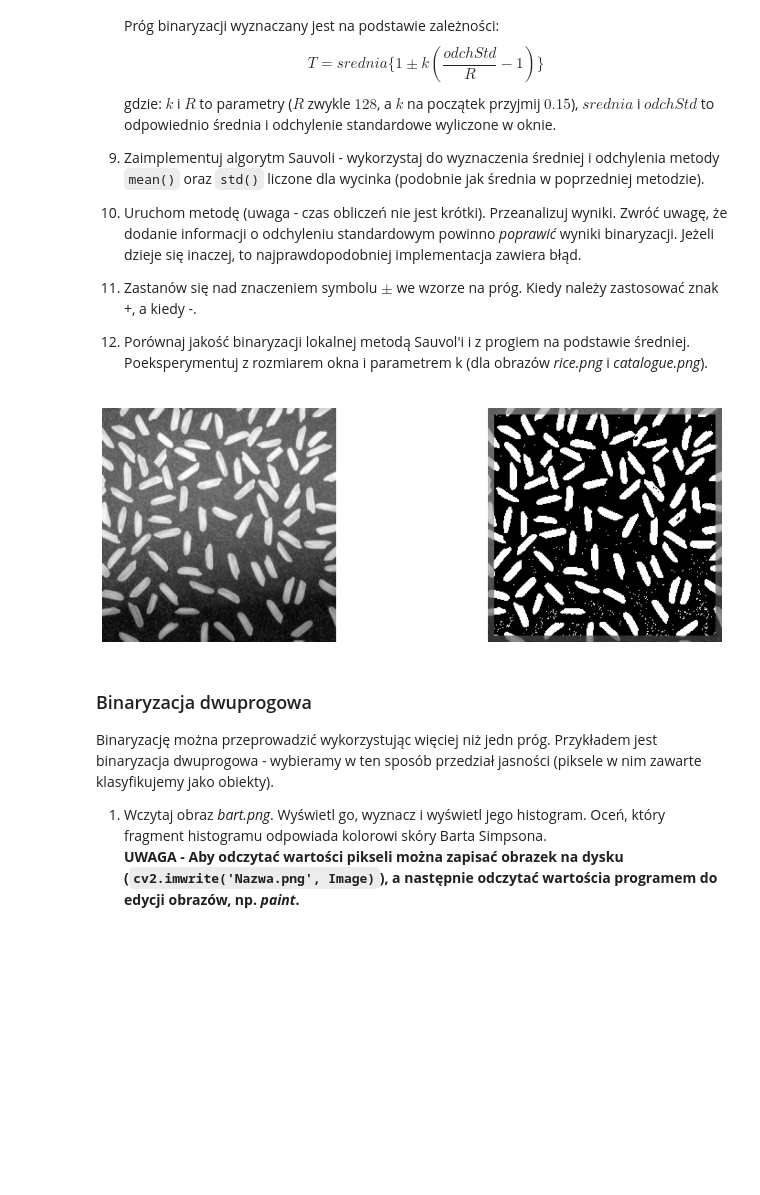
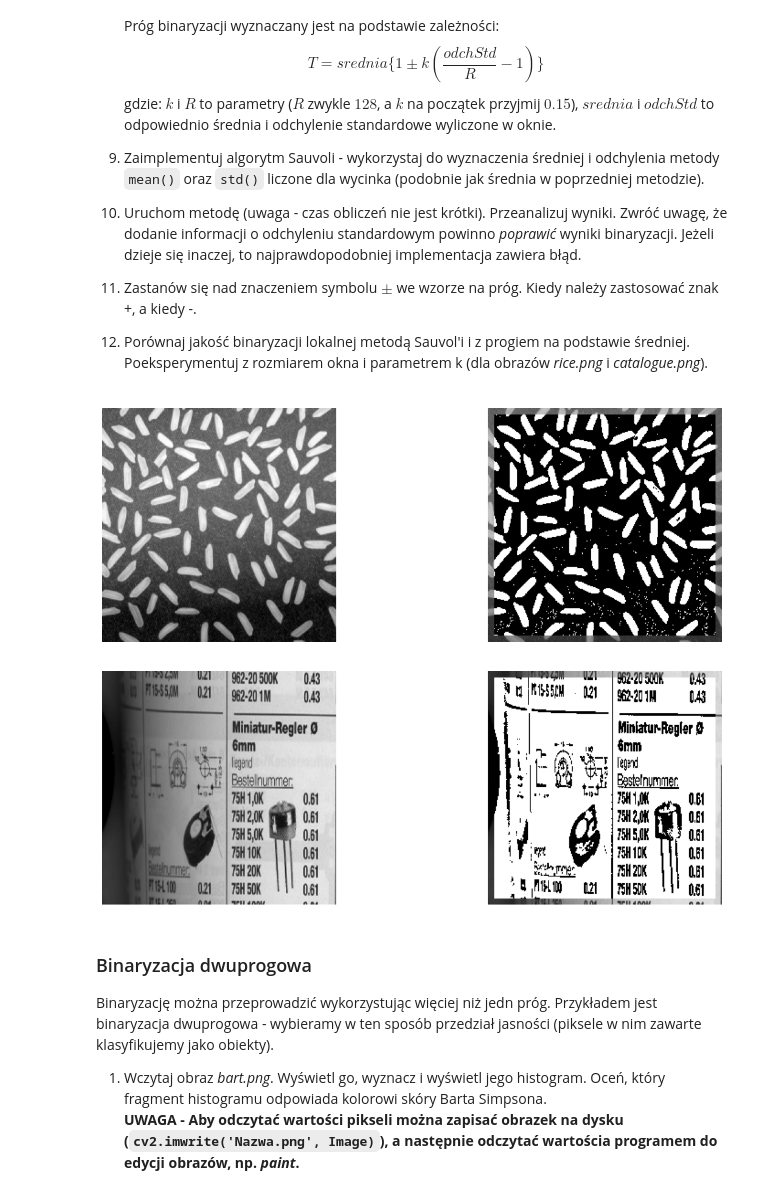
Before and after one commit to arturgesiarz/DigitalImageProcessing-Course, a Jupyter notebook: lab04/04_thresholding.ipynb, the cells around one changed output. Drawn from its saved outputs; the diff is of its cells as text; code cells hidden in the pictures; blank space fills up the shorter version.

```diff
--- a/lab04/04_thresholding.ipynb
+++ b/lab04/04_thresholding.ipynb
@@ -535,14 +573,14 @@ gdzie: $k$ i $R$ to parametry ($R$ zwykle $128$, a $k$ na początek przyjmij $0.
 12. Porównaj jakość binaryzacji lokalnej metodą Sauvol'i i z progiem na podstawie średniej.
       Poeksperymentuj z rozmiarem okna i parametrem k (dla obrazów _rice.png_ i _catalogue.png_).
 # %%
-def SauvolBinarization(image, R = 128, k = 0.15, w = 15):
+def SauvolBinarization(image, R = 128, k = 0.15, w = 15, sign = 1):
     img = image.copy()
     x, y = img.shape
 
     for i in range(w // 2, y - w // 2):
         for j in range(w // 2, x - w // 2):
             window = image[i - w // 2 : i + w // 2, j - w // 2 : j + w // 2]
-            threshold = np.mean(window) * (1 - k * ((np.std(window) / R) - 1))
+            threshold = np.mean(window) * (1 + sign * (k * ((np.std(window) / R) - 1)))
             img[i, j] = 255 if img[i, j] > threshold else 0
 
     fig, axs = plt.subplots(1, 2, figsize=(15, 5))
@@ -552,9 +590,11 @@ def SauvolBinarization(image, R = 128, k = 0.15, w = 15):
     axs[1].axis("off")
     plt.show()
 # %%
-SauvolBinarization(cv2.imread("rice.png", cv2.IMREAD_GRAYSCALE))
+SauvolBinarization(cv2.imread("rice.png", cv2.IMREAD_GRAYSCALE), sign=-1)
+SauvolBinarization(cv2.imread("catalogue.png", cv2.IMREAD_GRAYSCALE))
 # %% [output]
 [figure]
+[figure, added]
 # %% [markdown]
 ### Binaryzacja dwuprogowa
 
```
Also changed, not shown: parts of 6 cells of this notebook.
